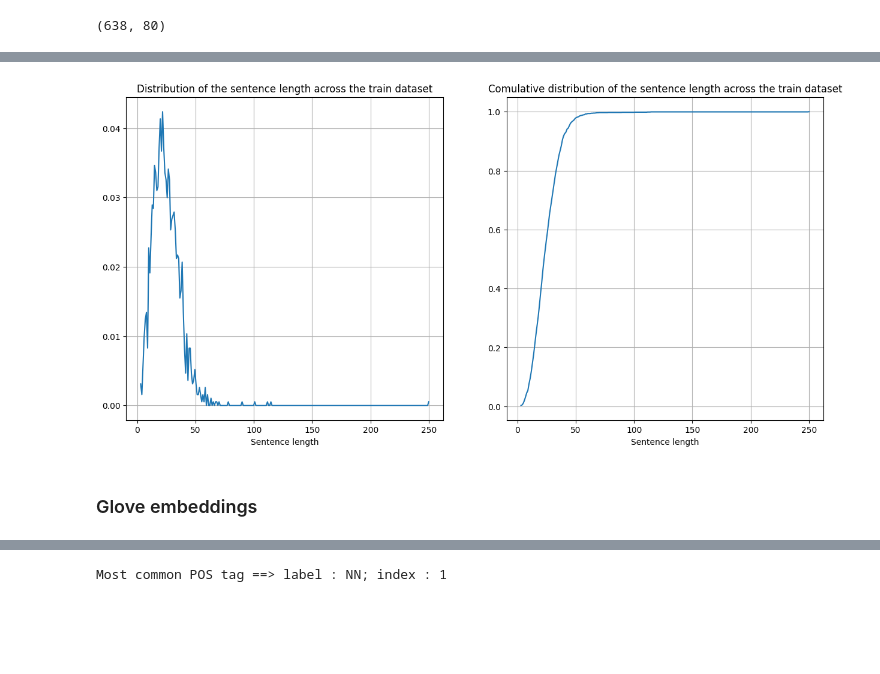
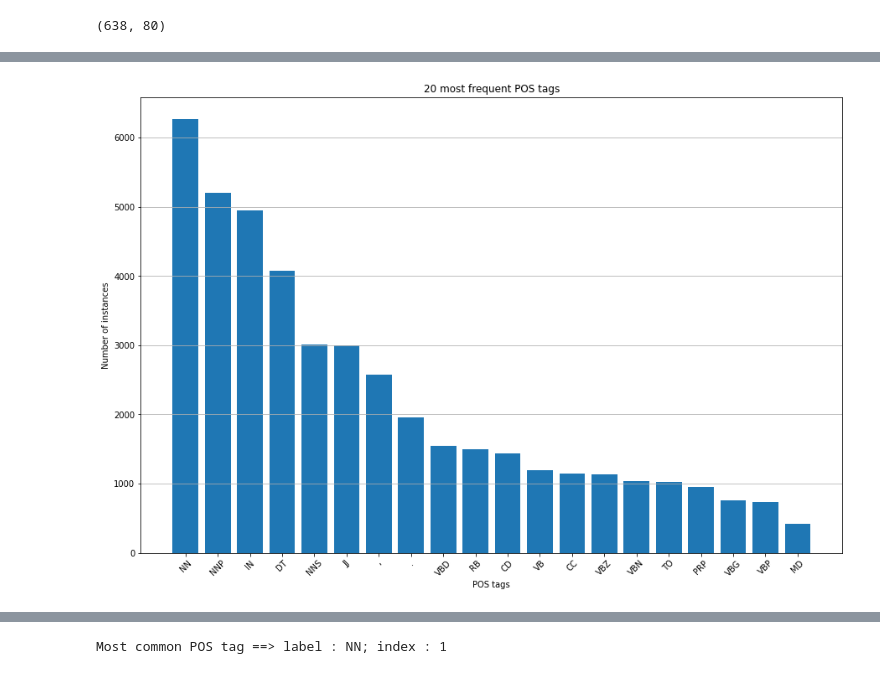
Before and after one commit to EnricoPittini/POS-tagging, a Jupyter notebook: 2) pos tagging.ipynb, the cells around one changed output, grey strips where cells are left out. Drawn from its saved outputs; the diff is of its cells as text; code cells hidden in the pictures; blank space fills up the shorter version.

```diff
--- a/2) pos tagging.ipynb
+++ b/2) pos tagging.ipynb
@@ -111,27 +104,6 @@ plt.show()
-# %%
-# Analysis of the sentences length (i.e. number of tokens)
-
-# Length of each training sentence
-train_sentences_lenghts = [len(sentence) for sentence in texts_train]
-
-# Histogram of the sentences length distribution
-hist, bin_edges = np.histogram(train_sentences_lenghts, bins=np.max(train_sentences_lenghts) + 1, density=True)
-# Cumulative distribution of the sentences length
-C = np.cumsum(hist)*(bin_edges[1] - bin_edges[0])
-
-plt.figure(figsize=(15, 7))
-plt.subplot(1, 2, 1)
-plt.plot(bin_edges[1:], hist)
-plt.title('Distribution of the sentence length across the train dataset')
-plt.xlabel('Sentence length')
-plt.grid()
-plt.subplot(1, 2, 2)
-plt.plot(bin_edges[1:], C)
-plt.title('Comulative distribution of the sentence length across the train dataset')
-plt.xlabel('Sentence length')
-plt.grid()
-plt.show()
-# %% [output]
-[figure, removed]
-# %% [markdown]
-### Glove embeddings
+# %%
+from utils.dataset_analysis import most_frequent_tokens_analysis
+
+labels_counts_dict = most_frequent_tokens_analysis(texts=labels_train, plot=True, xlabel='POS tags', title='20 most frequent POS tags')
+# %% [output]
+[figure, added]
```
Also changed, not shown: parts of 152 cells of this notebook, 1 other file.
